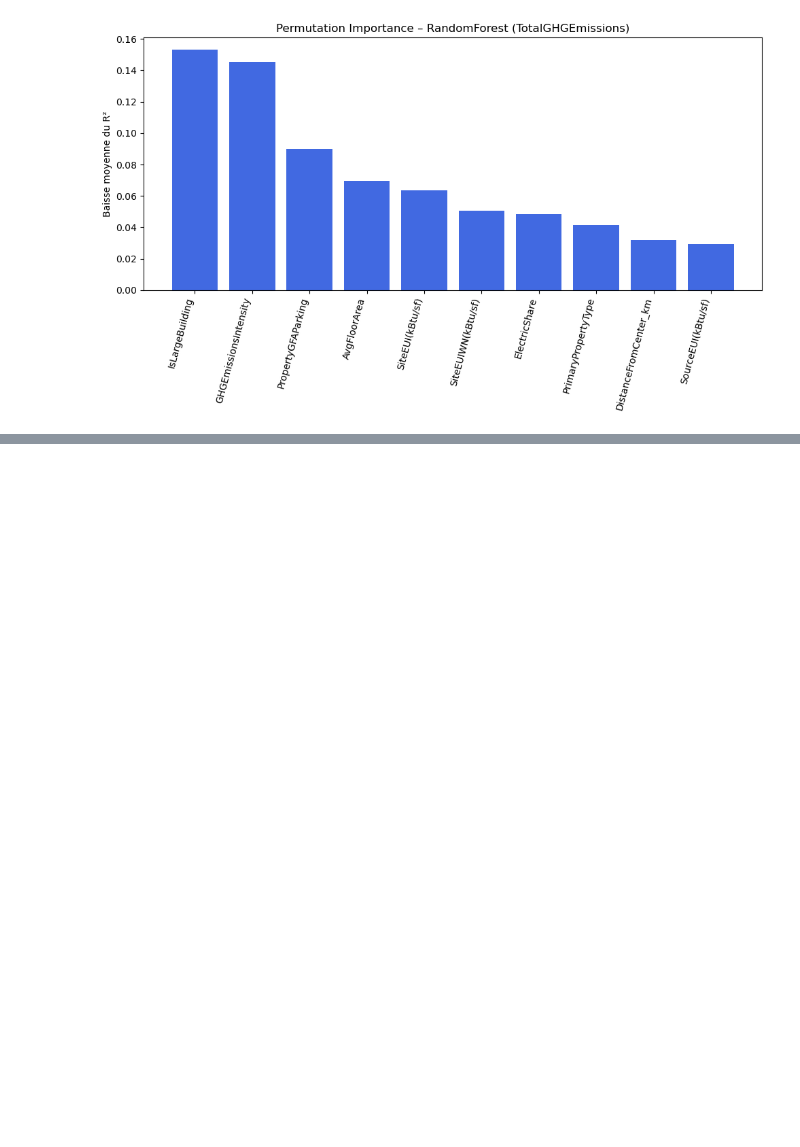
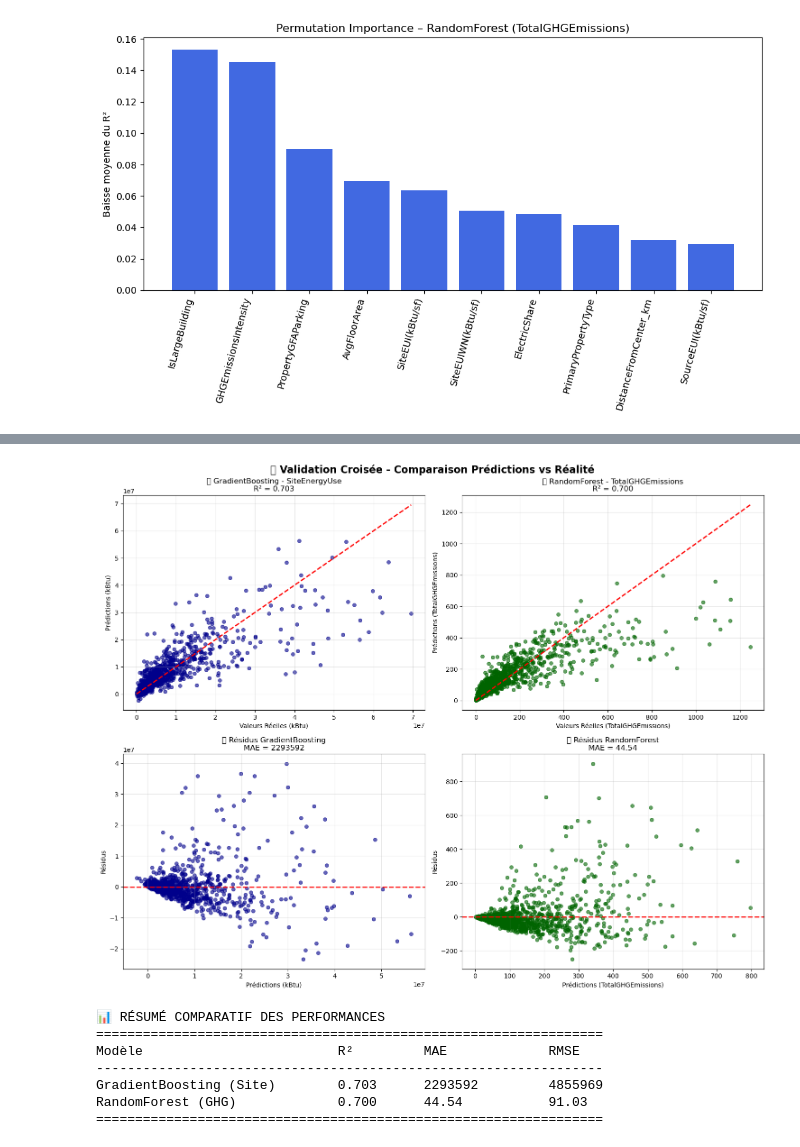
Before and after one commit to AdamAe6/Op-Projet-3, a Jupyter notebook: P3_template_modelistation_supervisee_data_scientist.ipynb, the cells around one changed output, grey strips where cells are left out. Drawn from its saved outputs; the diff is of its cells as text; code cells hidden in the pictures; blank space fills up the shorter version.

```diff
--- a/P3_template_modelistation_supervisee_data_scientist.ipynb
+++ b/P3_template_modelistation_supervisee_data_scientist.ipynb
@@ -1369,0 +1478,60 @@ shap.summary_plot(shap_values_rf, feature_names=feature_names_rf)
+# %%
+# 📊 VISUALISATIONS DES RÉSULTATS
+
+fig, axes = plt.subplots(2, 2, figsize=(15, 12))
+fig.suptitle('🎯 Validation Croisée - Comparaison Prédictions vs Réalité', fontsize=16, fontweight='bold')
+
+# ========== Graphique 1: Scatter Plot GradientBoosting ==========
+axes[0,0].scatter(y_site_combined, y_pred_gb_cv, alpha=0.6, color='darkblue', s=30)
+axes[0,0].plot([y_site_combined.min(), y_site_combined.max()], [y_site_combined.min(), y_site_combined.max()], 'r--', lw=2)
+axes[0,0].set_xlabel('Valeurs Réelles (kBtu)')
+axes[0,0].set_ylabel('Prédictions (kBtu)')
+axes[0,0].set_title(f'🔵 GradientBoosting - SiteEnergyUse\nR² = {r2_gb_cv:.3f}')
+axes[0,0].grid(True, alpha=0.3)
+
+# ========== Graphique 2: Scatter Plot RandomForest ==========
+axes[0,1].scatter(y_ghg_combined, y_pred_rf_cv, alpha=0.6, color='darkgreen', s=30)
+axes[0,1].plot([y_ghg_combined.min(), y_ghg_combined.max()], [y_ghg_combined.min(), y_ghg_combined.max()], 'r--', lw=2)
+axes[0,1].set_xlabel('Valeurs Réelles (TotalGHGEmissions)')
+axes[0,1].set_ylabel('Prédictions (TotalGHGEmissions)')
+axes[0,1].set_title(f'🟢 RandomForest - TotalGHGEmissions\nR² = {r2_rf_cv:.3f}')
+axes[0,1].grid(True, alpha=0.3)
+
+# ========== Graphique 3: Résidus GradientBoosting ==========
+residus_gb = y_site_combined - y_pred_gb_cv
+axes[1,0].scatter(y_pred_gb_cv, residus_gb, alpha=0.6, color='darkblue', s=30)
+axes[1,0].axhline(y=0, color='red', linestyle='--', linewidth=2)
+axes[1,0].set_xlabel('Prédictions (kBtu)')
+axes[1,0].set_ylabel('Résidus')
+axes[1,0].set_title(f'📉 Résidus GradientBoosting\nMAE = {mae_gb_cv:.0f}')
+axes[1,0].grid(True, alpha=0.3)
+
+# ========== Graphique 4: Résidus RandomForest ==========
+residus_rf = y_ghg_combined - y_pred_rf_cv
+axes[1,1].scatter(y_pred_rf_cv, residus_rf, alpha=0.6, color='darkgreen', s=30)
+axes[1,1].axhline(y=0, color='red', linestyle='--', linewidth=2)
+axes[1,1].set_xlabel('Prédictions (TotalGHGEmissions)')
+axes[1,1].set_ylabel('Résidus')
+axes[1,1].set_title(f'📉 Résidus RandomForest\nMAE = {mae_rf_cv:.2f}')
+axes[1,1].grid(True, alpha=0.3)
+
+plt.tight_layout()
+plt.show()
+
+# ========== Comparaison des performances ==========
+print("\n📊 RÉSUMÉ COMPARATIF DES PERFORMANCES")
+print("=" * 65)
+print(f"{'Modèle':<30} {'R²':<10} {'MAE':<15} {'RMSE':<15}")
+print("-" * 65)
+print(f"{'GradientBoosting (Site)':<30} {r2_gb_cv:<10.3f} {mae_gb_cv:<15.0f} {rmse_gb_cv:<15.0f}")
+print(f"{'RandomForest (GHG)':<30} {r2_rf_cv:<10.3f} {mae_rf_cv:<15.2f} {rmse_rf_cv:<15.2f}")
+print("=" * 65)
+# %% [output]
+[figure, added]
+📊 RÉSUMÉ COMPARATIF DES PERFORMANCES
+=================================================================
+Modèle                         R²         MAE             RMSE
+-----------------------------------------------------------------
+GradientBoosting (Site)        0.703      2293592         4855969
+RandomForest (GHG)             0.700      44.54           91.03
+=================================================================
```
Also changed, not shown: parts of 9 cells of this notebook.
